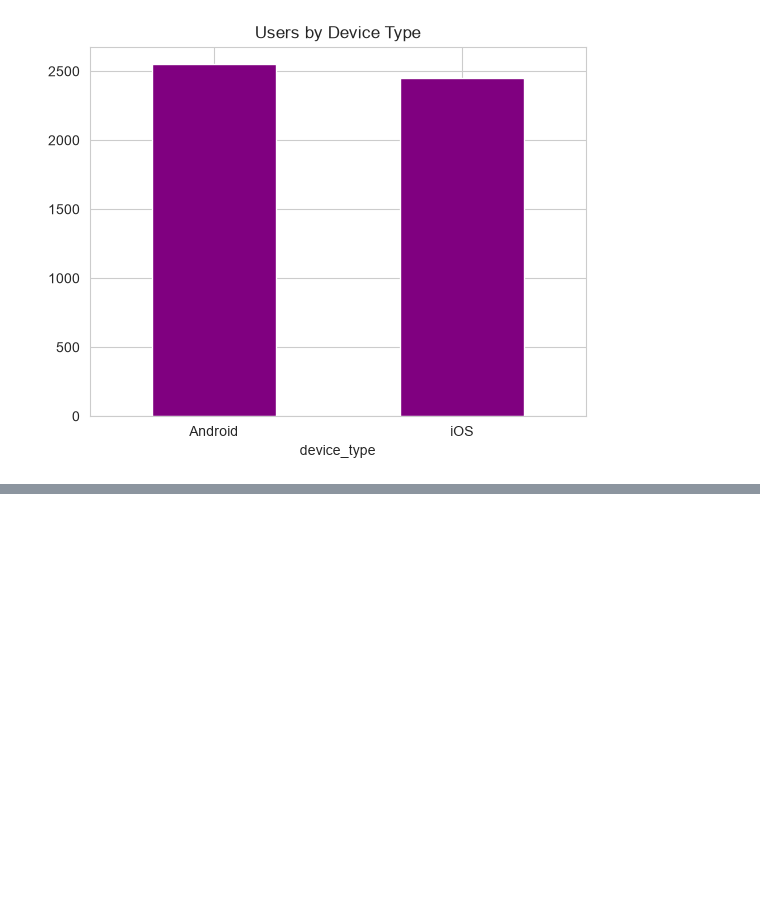
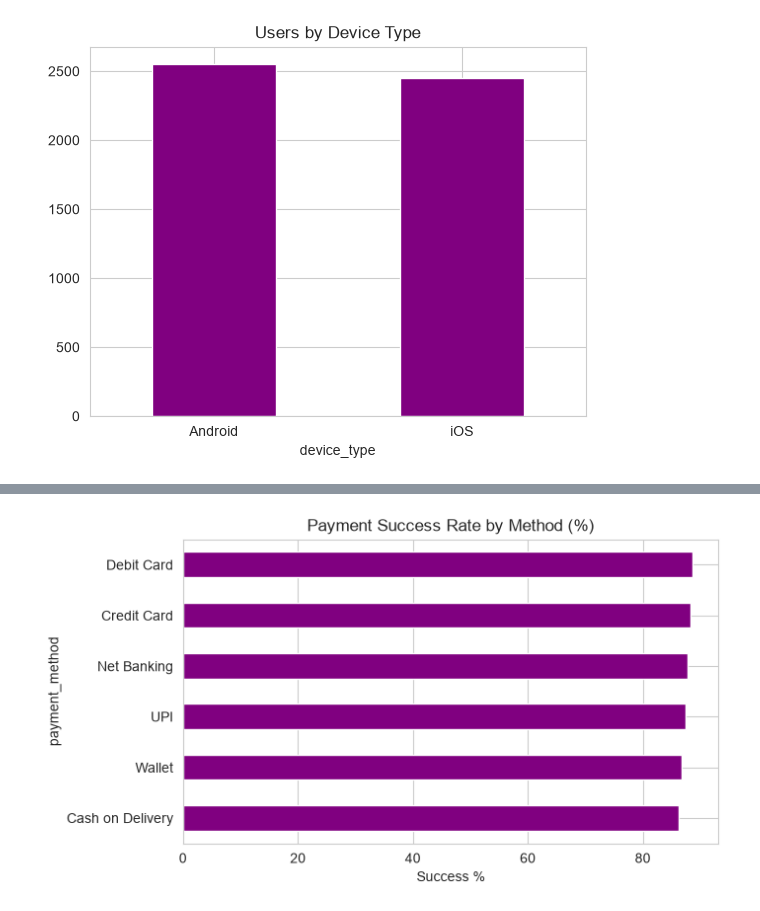
Before and after one commit to Monik17/zomato-funnel-analytics, a Jupyter notebook: notebooks/eda.ipynb, the cells around one changed output, grey strips where cells are left out. Cells and saved outputs as stored; diff of their text form; code cells hidden in the pictures; blank space fills up the shorter version.

```diff
--- a/notebooks/eda.ipynb
+++ b/notebooks/eda.ipynb
@@ -293,0 +316,11 @@ plt.show()
+# %%
+payment_success = orders.groupby("payment_method")["payment_status"].apply(
+    lambda x: (x == "Success").mean() * 100
+).sort_values()
+
+payment_success.plot.barh(color="purple", figsize=(7, 4))
+plt.title("Payment Success Rate by Method (%)")
+plt.xlabel("Success %")
+plt.show()
+# %% [output]
+[figure, added]
```
Also changed, not shown: parts of 5 cells of this notebook.
